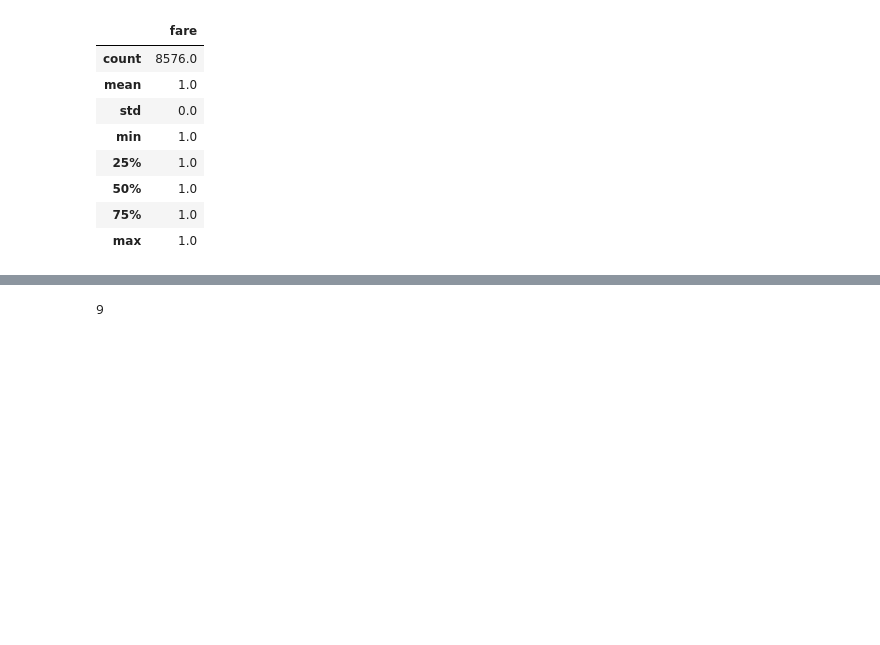
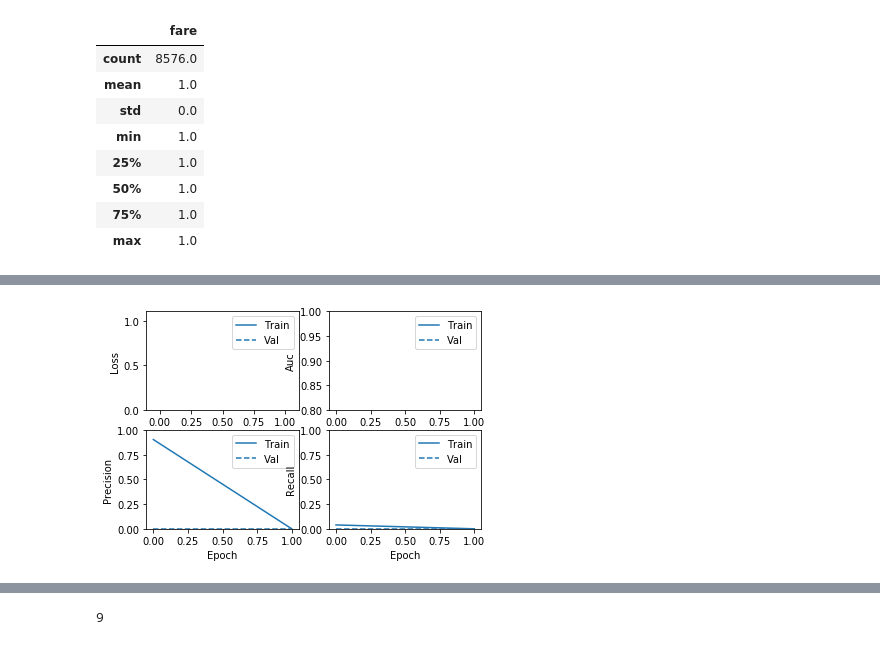
Before and after one commit to haritha-j/ride-hailing-fare-prediction, a Jupyter notebook: mlProject.ipynb, the cells around one changed output, grey strips where cells are left out. Cells and saved outputs as stored; diff of their text form; code cells hidden in the pictures; blank space fills up the shorter version.

```diff
--- a/mlProject.ipynb
+++ b/mlProject.ipynb
@@ -705,3 +916,7 @@ Epoch 5/5
+# %%
+plot_metrics(history)
+# %% [output]
+[figure, added]
 # %%
 y_pred = model.predict(X_eval)
 
```
Also changed, not shown: parts of 58 cells of this notebook, 1 other file.
